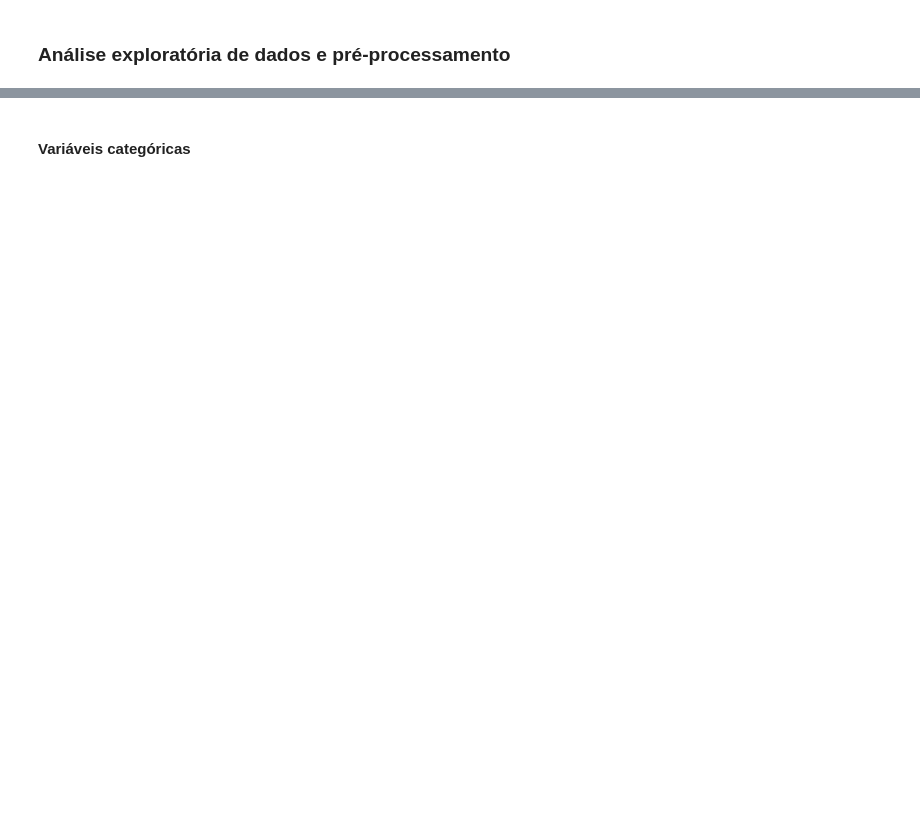
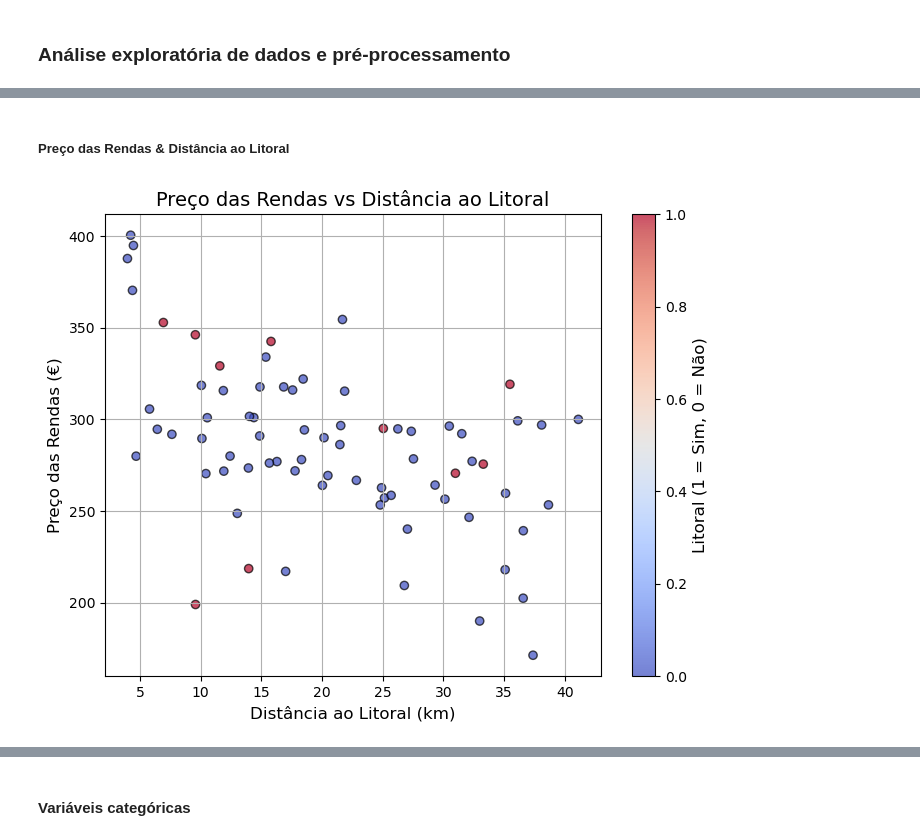
Before and after one commit to wpegorin/projETE2425, a Jupyter notebook: notebooks/HW02_Ana_Filipa_Willian.ipynb, the cells around one changed output, grey strips where cells are left out. Saved outputs shown, nothing was run; the diff lists cells and outputs as text; code cells hidden in the pictures; blank space fills up the shorter version.

```diff
--- a/notebooks/HW02_Ana_Filipa_Willian.ipynb
+++ b/notebooks/HW02_Ana_Filipa_Willian.ipynb
@@ -1051,0 +730,28 @@ fig.show()
+# %% [markdown]
+##### Preço das Rendas & Distância ao Litoral
+# %%
+import matplotlib.pyplot as plt
+
+# Preço vs Distância ao Litoral (usando a variável 'litoral' para colorir os pontos)
+fig, ax = plt.subplots(1, figsize=(8, 6))
+
+# Criando o gráfico de dispersão, colorindo os pontos conforme a variável 'litoral'
+scatter = ax.scatter(freguesias['dist_centro'], freguesias['ValMed_RendaMen'],
+                     c=freguesias['litoral'], cmap='coolwarm', edgecolor='black', alpha=0.7)
+
+# Adicionando título e rótulos aos eixos
+ax.set_title('Preço das Rendas vs Distância ao Litoral', fontsize=14)
+ax.set_xlabel('Distância ao Litoral (km)', fontsize=12)
+ax.set_ylabel('Preço das Rendas (€)', fontsize=12)
+
+# Adicionando a barra de cores para indicar o valor da variável 'litoral'
+cbar = plt.colorbar(scatter, ax=ax)
+cbar.set_label('Litoral (1 = Sim, 0 = Não)', fontsize=12)
+
+# Exibindo a grade
+plt.grid(True)
+
+# Mostrar o gráfico
+plt.show()
+# %% [output]
+[figure, added]
```
Also changed, not shown: parts of 200 cells of this notebook.
